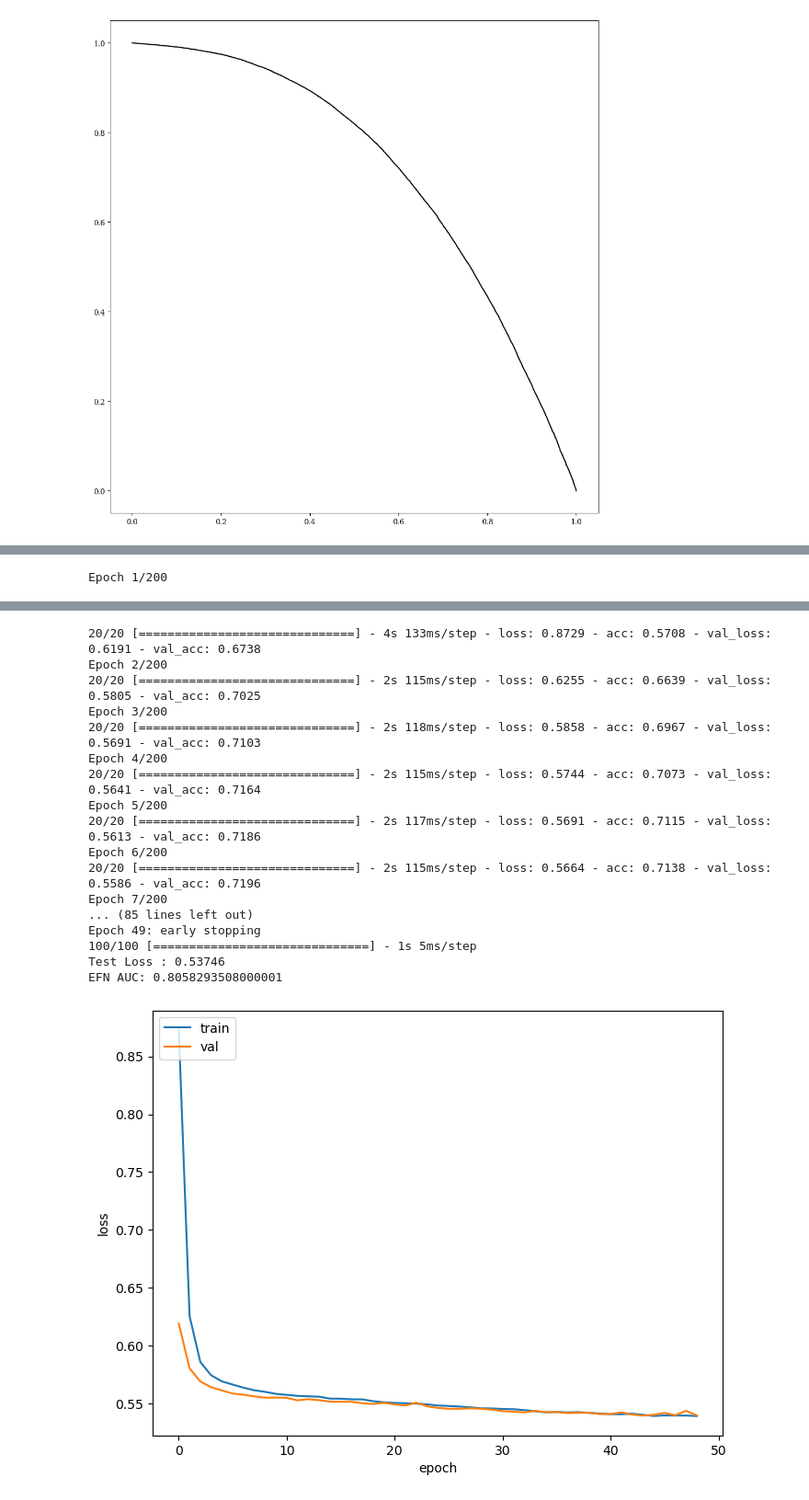
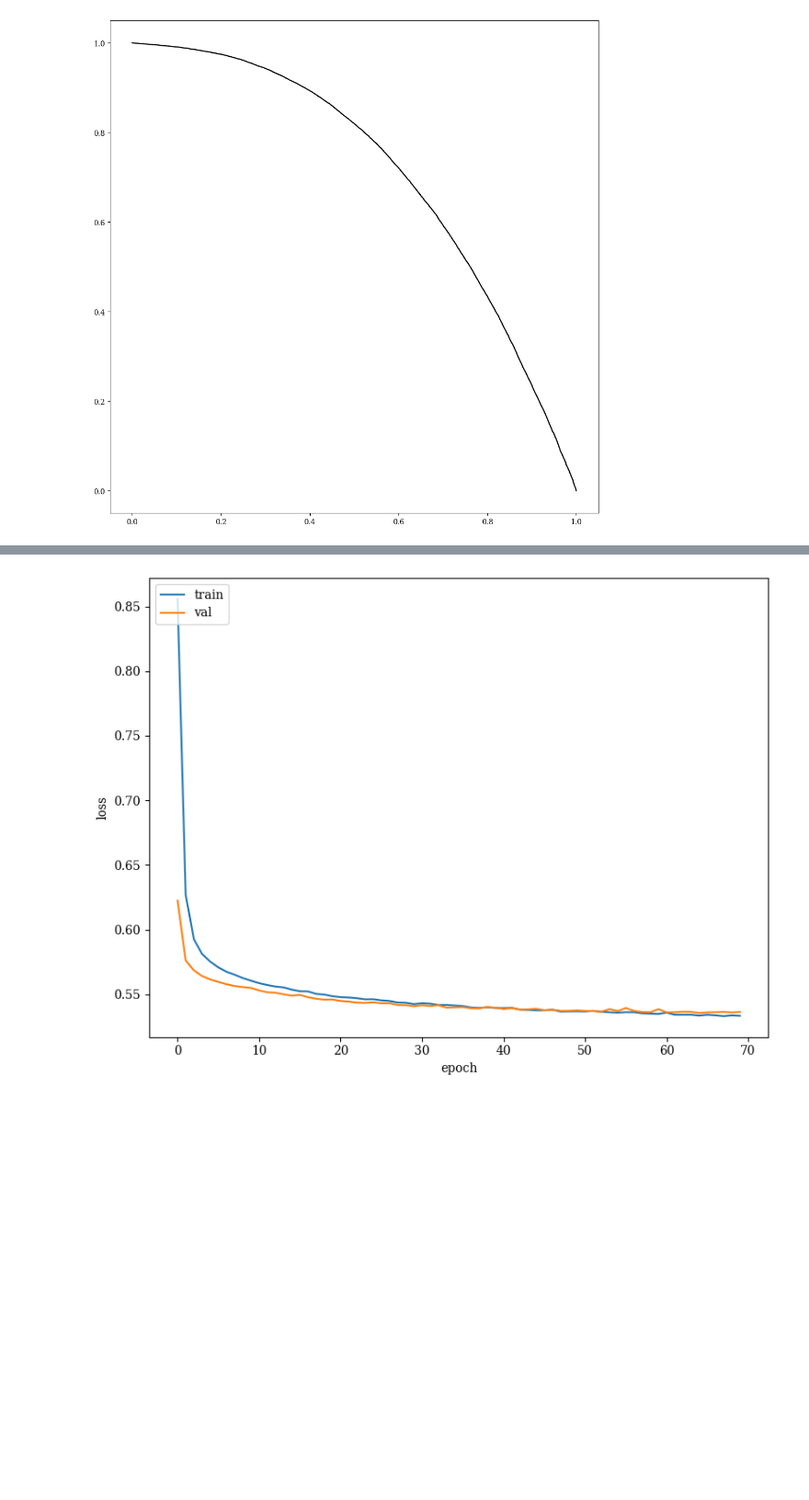
Before and after one commit to SamBT/safeUncalculable, a Jupyter notebook: trainEFN_WTA_quarkGluon.ipynb, the cells around one changed output, grey strips where cells are left out. Shown at 92% size. Saved outputs shown, nothing was run; the diff lists cells and outputs as text; code cells hidden in the pictures; blank space fills up the shorter version.

```diff
--- a/trainEFN_WTA_quarkGluon.ipynb
+++ b/trainEFN_WTA_quarkGluon.ipynb
@@ -730,26 +881,25 @@ EFN AUC: 0.7894704564
 [figure]
 # %%
 # PFN without spectral normalization
-for i in range(1):
-    loss = BinaryCrossentropy(from_logits=False)
-    #out_act = keras.activations.linear
-    model_kwargs = {"Phi_sizes":(60,60,60), "F_sizes":(80,80,80),
-                    "F_dropouts":0.1,
-                    "input_dim":3,
-                    "output_dim":1,"output_act":"sigmoid",
-                    "patience":5,
-                    "optimizer":Adam(1e-3),
-                    "loss":loss,
-                    "summary":True}
-    model_kwargs['spectral'] = False
-    train_kwargs = {"epochs":200,"verbose":1,"batch_size":10000}
-    efn, auc, efn_fp, efn_tp, threshs = train_pfn((train,train_labels),
-                                                  (test,test_labels),
-                                                  (val,val_labels),
-                                                  model_kwargs,
-                                                  train_kwargs,
-                                                  plot=True)
-    efn.save(f"keras_models_wta_quarkGluon/PFN_zpT_partlevel_iter{i}.keras")
-    del efn
-    gc.collect()
+loss = BinaryCrossentropy(from_logits=False)
+#out_act = keras.activations.linear
+model_kwargs = {"Phi_sizes":(60,60,60), "F_sizes":(80,80,80),
+                "F_dropouts":0.1,
+                "input_dim":3,
+                "output_dim":1,"output_act":"sigmoid",
+                "patience":5,
+                "optimizer":Adam(1e-3),
+                "loss":loss,
+                "summary":True}
+model_kwargs['spectral'] = False
+train_kwargs = {"epochs":200,"verbose":1,"batch_size":10000}
+efn, auc, efn_fp, efn_tp, threshs = train_pfn((train,train_labels),
+                                              (test,test_labels),
+                                              (val,val_labels),
+                                              model_kwargs,
+                                              train_kwargs,
+                                              plot=True)
+efn.save(f"keras_models_wta_quarkGluon/PFN_zpT_partlevel.keras")
+del efn
+gc.collect()
 # %% [output]
@@ -785 +923,0 @@ To enable them in other operations, rebuild TensorFlow with the appropriate comp
-Epoch 1/200
@@ -787,21 +924,4 @@ Epoch 1/200
-20/20 [==============================] - 4s 133ms/step - loss: 0.8729 - acc: 0.5708 - val_loss: 0.6191 - val_acc: 0.6738
-Epoch 2/200
-20/20 [==============================] - 2s 115ms/step - loss: 0.6255 - acc: 0.6639 - val_loss: 0.5805 - val_acc: 0.7025
-Epoch 3/200
-20/20 [==============================] - 2s 118ms/step - loss: 0.5858 - acc: 0.6967 - val_loss: 0.5691 - val_acc: 0.7103
-Epoch 4/200
-20/20 [==============================] - 2s 115ms/step - loss: 0.5744 - acc: 0.7073 - val_loss: 0.5641 - val_acc: 0.7164
-Epoch 5/200
-20/20 [==============================] - 2s 117ms/step - loss: 0.5691 - acc: 0.7115 - val_loss: 0.5613 - val_acc: 0.7186
-Epoch 6/200
-20/20 [==============================] - 2s 115ms/step - loss: 0.5664 - acc: 0.7138 - val_loss: 0.5586 - val_acc: 0.7196
-Epoch 7/200
-... (85 lines left out)
-Epoch 49: early stopping
-100/100 [==============================] - 1s 5ms/step
-Test Loss : 0.53746
-EFN AUC: 0.8058293508000001
-[figure, old version]
+[figure, new version]
 [figure]
 # %%
 # PFN with spectral normalization
```
Also changed, not shown: parts of 13 cells of this notebook.
